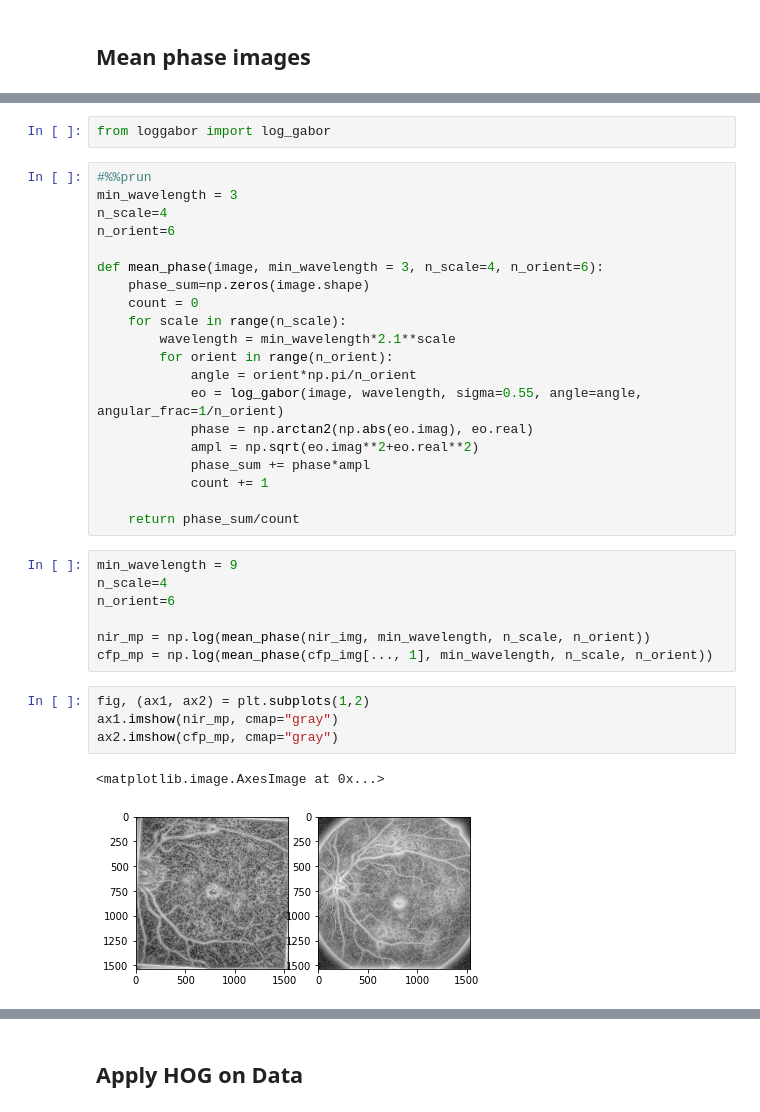
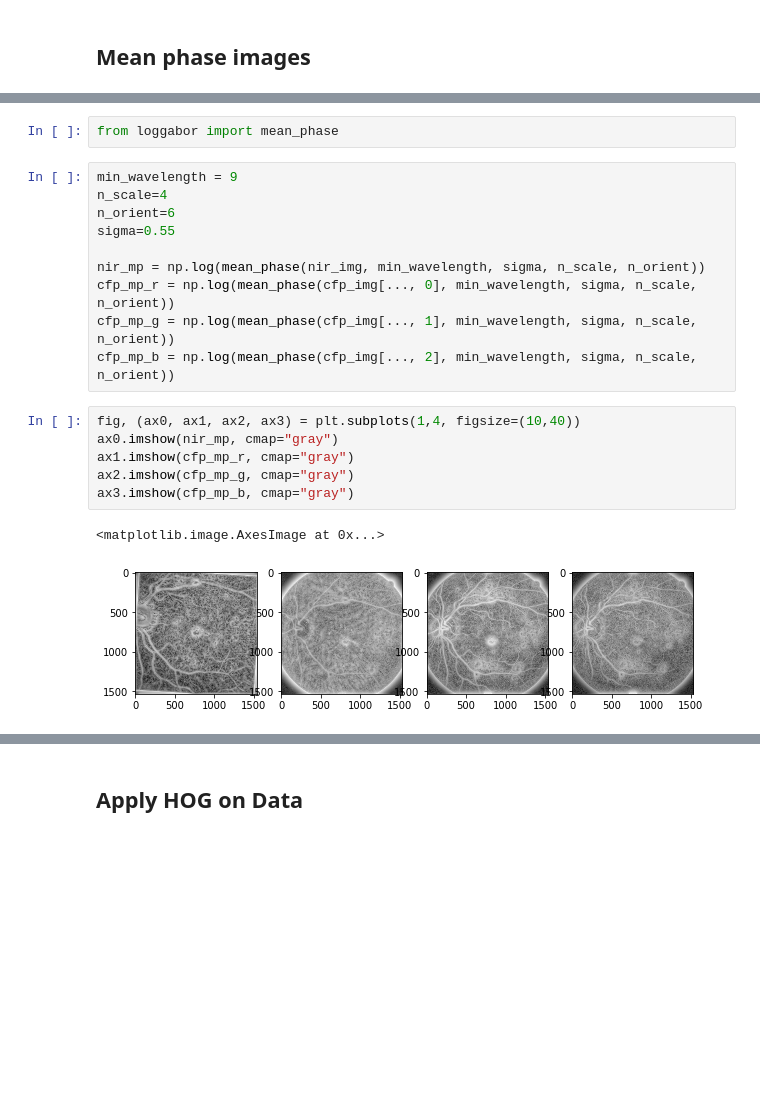
Before and after one commit to MedVisBonn/eyepy, a Jupyter notebook: notebooks/NIR_CFP_registration.ipynb, the cells around one changed output, grey strips where cells are left out. Saved outputs shown, nothing was run; the diff lists cells and outputs as text; blank space fills up the shorter version.

```diff
--- a/notebooks/NIR_CFP_registration.ipynb
+++ b/notebooks/NIR_CFP_registration.ipynb
@@ -72,36 +63,21 @@ plt.imshow(np.fft.fftshift(k.imag), cmap="gray")
 # %%
-from loggabor import log_gabor
+from loggabor import mean_phase
-# %%
-#%%prun
-min_wavelength = 3
-n_scale=4
-n_orient=6
-
-def mean_phase(image, min_wavelength = 3, n_scale=4, n_orient=6):
-    phase_sum=np.zeros(image.shape)
-    count = 0
-    for scale in range(n_scale):
-        wavelength = min_wavelength*2.1**scale
-        for orient in range(n_orient):
-            angle = orient*np.pi/n_orient
-            eo = log_gabor(image, wavelength, sigma=0.55, angle=angle, angular_frac=1/n_orient)
-            phase = np.arctan2(np.abs(eo.imag), eo.real)
-            ampl = np.sqrt(eo.imag**2+eo.real**2)
-            phase_sum += phase*ampl
-            count += 1
-
-    return phase_sum/count
 # %%
 min_wavelength = 9
 n_scale=4
 n_orient=6
+sigma=0.55
 
-nir_mp = np.log(mean_phase(nir_img, min_wavelength, n_scale, n_orient))
-cfp_mp = np.log(mean_phase(cfp_img[..., 1], min_wavelength, n_scale, n_orient))
+nir_mp = np.log(mean_phase(nir_img, min_wavelength, sigma, n_scale, n_orient))
+cfp_mp_r = np.log(mean_phase(cfp_img[..., 0], min_wavelength, sigma, n_scale, n_orient))
+cfp_mp_g = np.log(mean_phase(cfp_img[..., 1], min_wavelength, sigma, n_scale, n_orient))
+cfp_mp_b = np.log(mean_phase(cfp_img[..., 2], min_wavelength, sigma, n_scale, n_orient))
 # %%
-fig, (ax1, ax2) = plt.subplots(1,2)
-ax1.imshow(nir_mp, cmap="gray")
-ax2.imshow(cfp_mp, cmap="gray")
+fig, (ax0, ax1, ax2, ax3) = plt.subplots(1,4, figsize=(10,40))
+ax0.imshow(nir_mp, cmap="gray")
+ax1.imshow(cfp_mp_r, cmap="gray")
+ax2.imshow(cfp_mp_g, cmap="gray")
+ax3.imshow(cfp_mp_b, cmap="gray")
 # %% [output]
 <matplotlib.image.AxesImage at 0x...>
-[figure, old version]
+[figure, new version]
```
Also changed, not shown: parts of 37 cells of this notebook, 3 other files.
